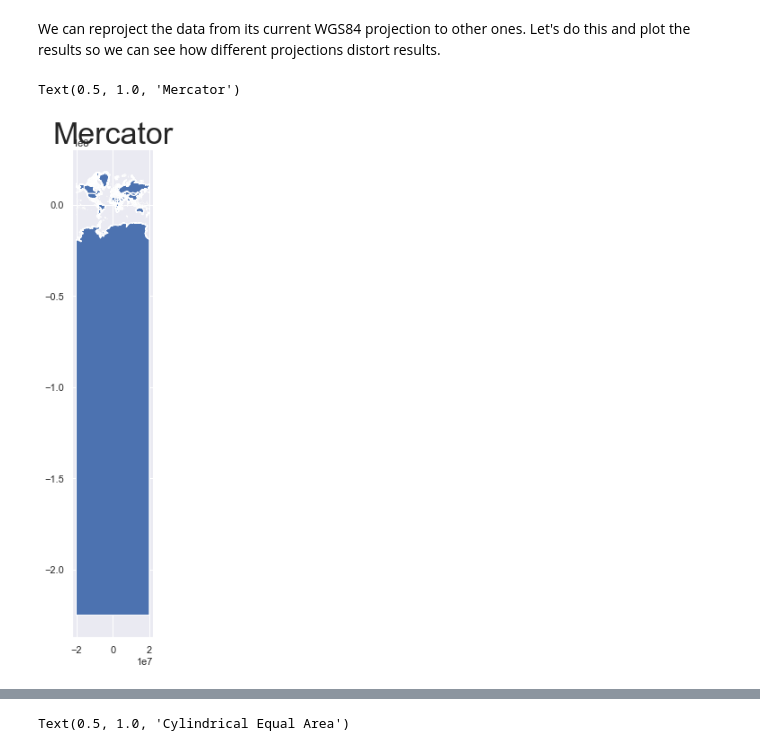
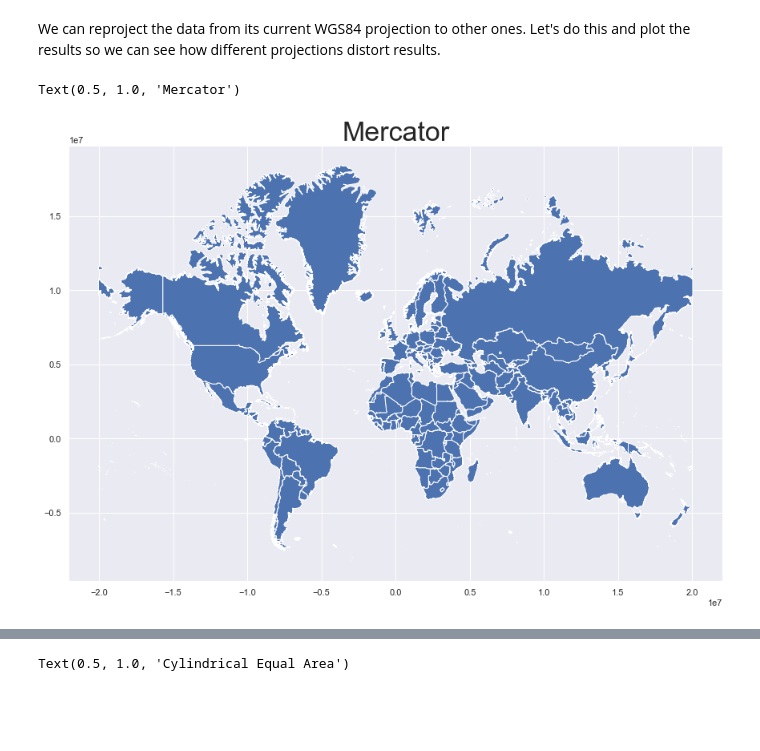
Before and after one commit to ozak/CompEcon, a Jupyter notebook: notebooks/GIS with Python.ipynb, the cells around one changed output, grey strips where cells are left out. Drawn from its saved outputs; the diff is of its cells as text; code cells hidden in the pictures; blank space fills up the shorter version.

```diff
--- a/notebooks/GIS with Python.ipynb
+++ b/notebooks/GIS with Python.ipynb
@@ -142,9 +143,9 @@ Datum: World Geodetic System 1984 ensemble
 We can reproject the data from its current WGS84 projection to other ones. Let's do this and plot the results so we can see how different projections distort results.
 # %%
 fig, ax = plt.subplots(figsize=(15,10))
-countries_merc = countries.to_crs(epsg=3395)
-countries_merc.plot(ax=ax)
+countries_merc = countries.to_crs(epsg=3857)
+countries_merc.loc[countries_merc.NAME!='Antarctica'].reset_index().plot(ax=ax)
 ax.set_title("Mercator", fontdict={'fontsize':34})
 # %% [output]
 Text(0.5, 1.0, 'Mercator')
-[figure, old version]
+[figure, new version]
```
Also changed, not shown: parts of 25 cells of this notebook, 7 other files.
